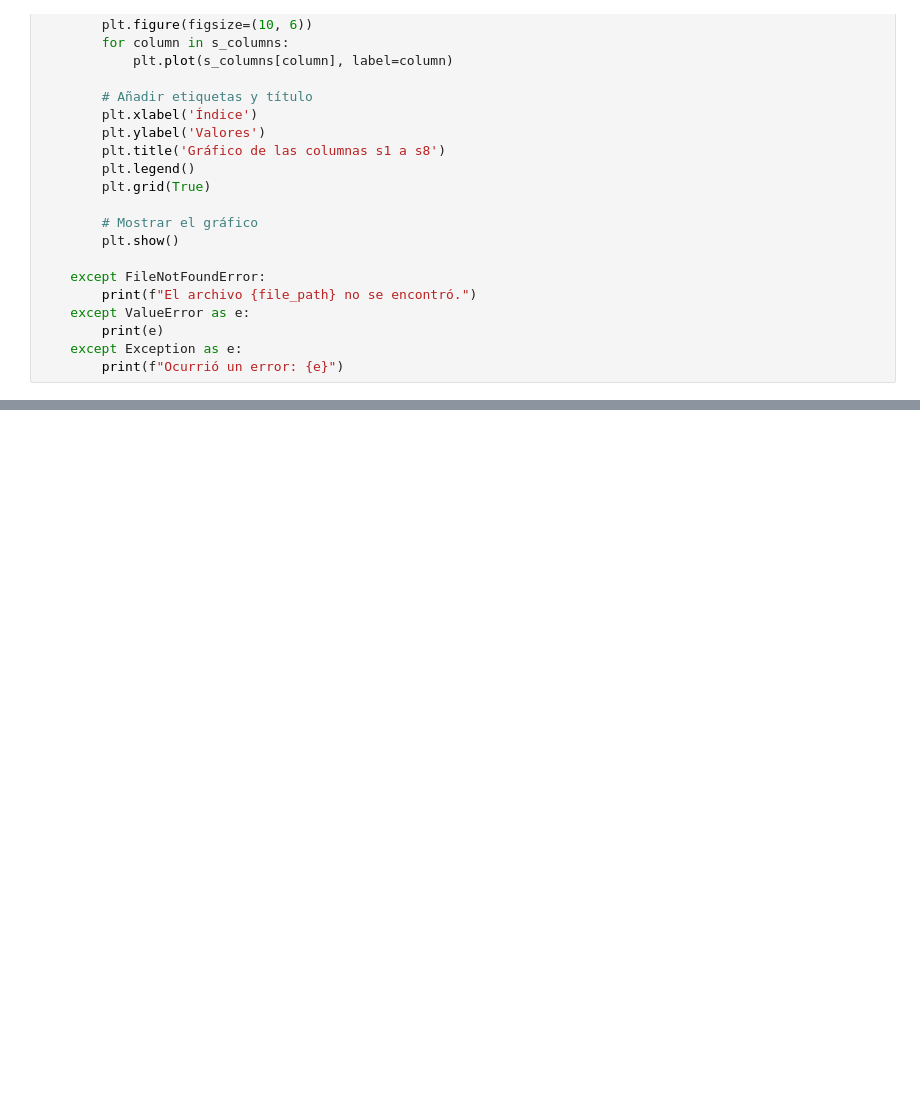
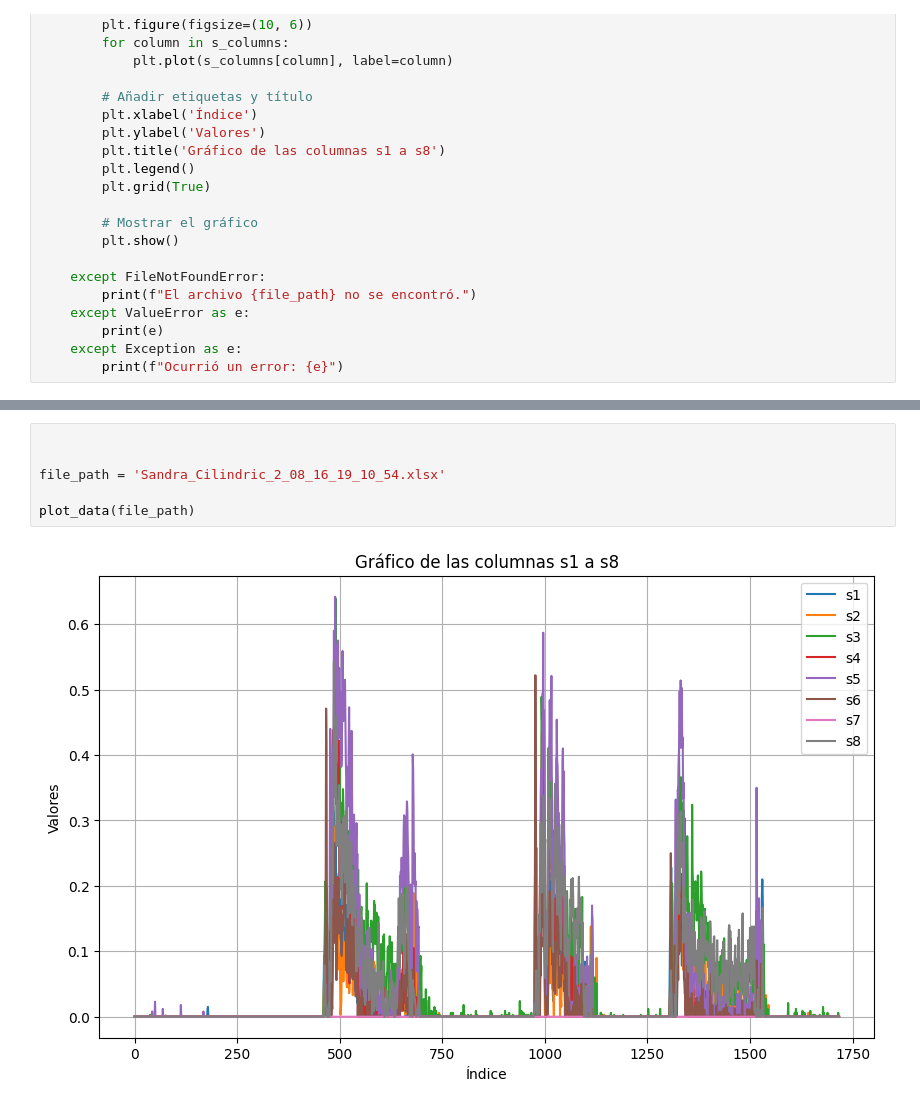
Before and after one commit to Belamir26/Python, a Jupyter notebook: INFINITE/Infinite_Plot.ipynb, the cells around one changed output, grey strips where cells are left out. Cells and saved outputs as stored; diff of their text form; blank space fills up the shorter version.

```diff
--- a/INFINITE/Infinite_Plot.ipynb
+++ b/INFINITE/Infinite_Plot.ipynb
@@ -111,0 +126,8 @@ plot_data(file_path)
+# %%
+
+
+file_path = 'Sandra_Cilindric_2_08_16_19_10_54.xlsx'
+
+plot_data(file_path)
+# %% [output]
+[figure, added]
```
Also changed, not shown: parts of 3 cells of this notebook, 4 other files.
